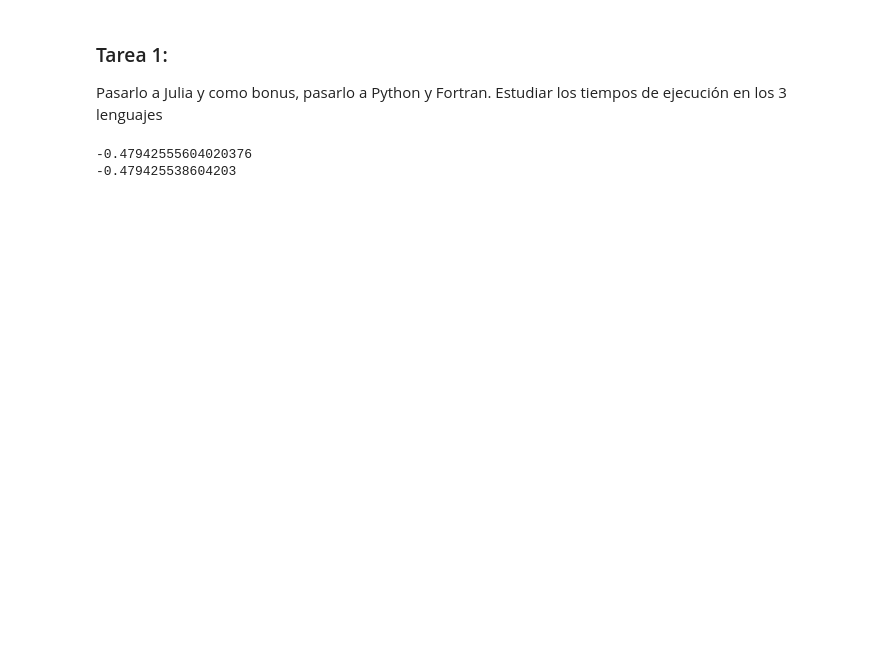
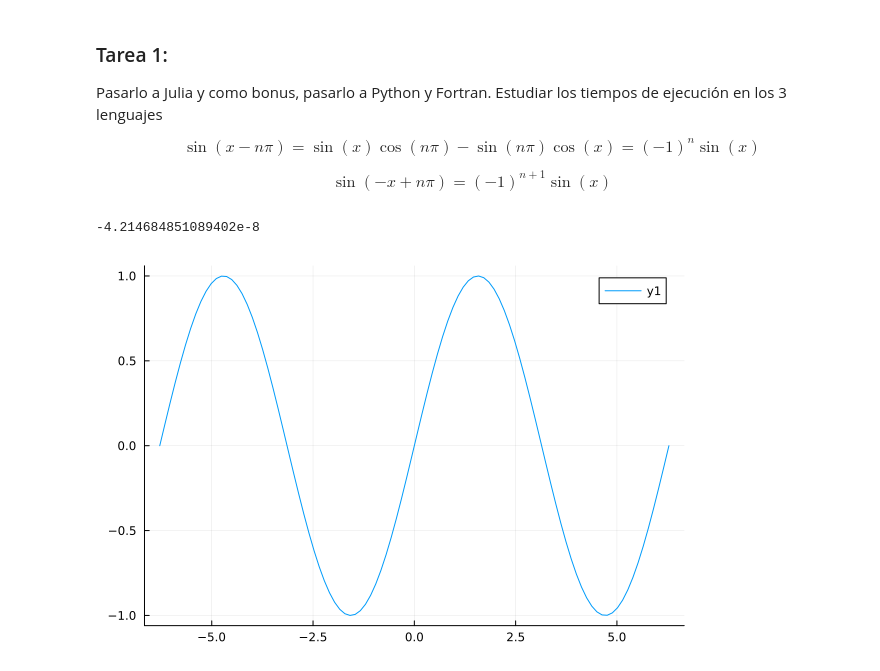
Before and after one commit to omarvlcst/bootcamp2024_iacu, a Jupyter notebook: sesion_05.ipynb, the cells around one changed output. Drawn from its saved outputs; the diff is of its cells as text; code cells hidden in the pictures; blank space fills up the shorter version.

```diff
--- a/sesion_05.ipynb
+++ b/sesion_05.ipynb
@@ -66,15 +64,25 @@ resultado = s*\sqrt{y}
 # %% [markdown]
 ### Tarea 1:
 Pasarlo a Julia y como bonus, pasarlo a Python y Fortran. Estudiar los tiempos de ejecución en los 3 lenguajes
+
+$$\sin(x-n\pi)=\sin(x)\cos(n\pi)-\sin(n\pi)\cos(x)=(-1)^n\sin(x)$$
+
+$$\sin(-x+n\pi)=(-1)^{n+1}\sin(x)$$
 # %%
 function seno(x)
-    cociente = fld(x/(2π))
-    x_inicial = x/1024
+    cociente_entero = 0
+    if x>π
+        cociente_entero = floor(Int,x/π)
+    elseif x<-π
+        cociente_entero = ceil(Int,x/π)
+    end
+    x = x - 2*cociente_entero*π
+    x_inicial = x/32768   #2^15=32768
     y_aproximada = x_inicial*x_inicial
-    for i=1:10
+    for i=1:15
         y_aproximada=4*y_aproximada*(1-y_aproximada)
     end
-    signo=1
+    signo = 1
     if x<0
         signo=-1
     end
@@ -82,11 +90,18 @@ function seno(x)
     return resultado
 end
 
-println(seno(-0.5))
-println(sin(-0.5))
+println(seno(2π))
 # %% [output]
--0.47942555604020376
--0.479425538604203
+-4.214684851089402e-8
+# %%
+using Plots
+puntos = range(-2π,2π,100)
+y_miseno = @. seno(puntos)
+y_seno = @. sin(puntos)
+plot(puntos,y_miseno)
+plot(puntos,y_seno)
+# %% [output]
+[figure, added]
 # %% [markdown]
 # Ejemplo 2: Ecuación diferencial elíptica
 
```
Also changed, not shown: parts of 4 cells of this notebook.
